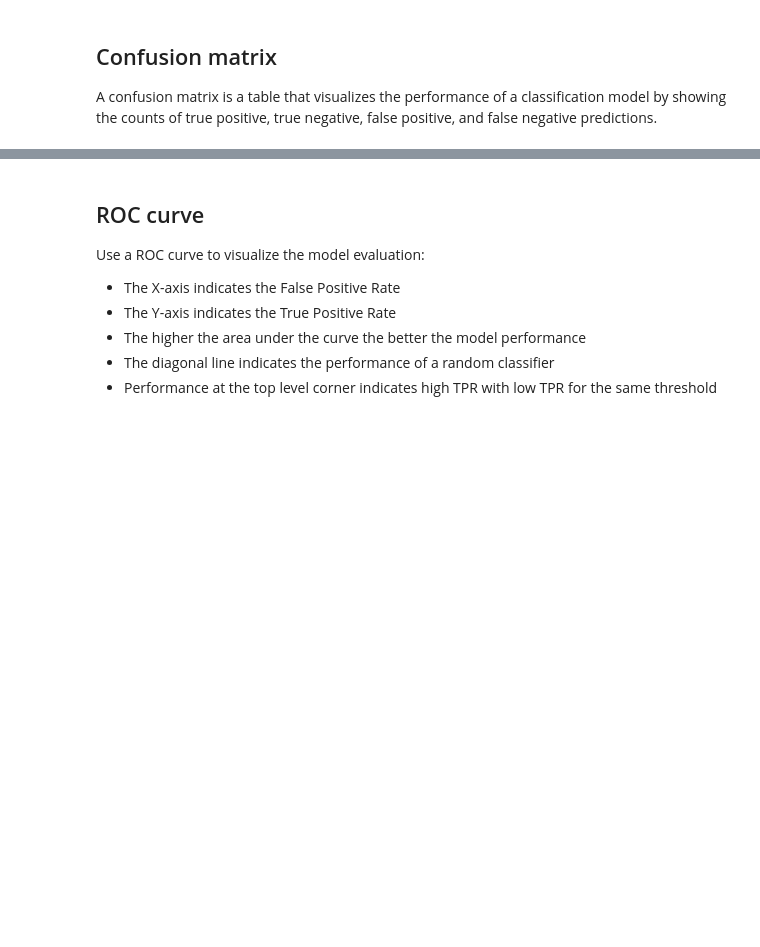
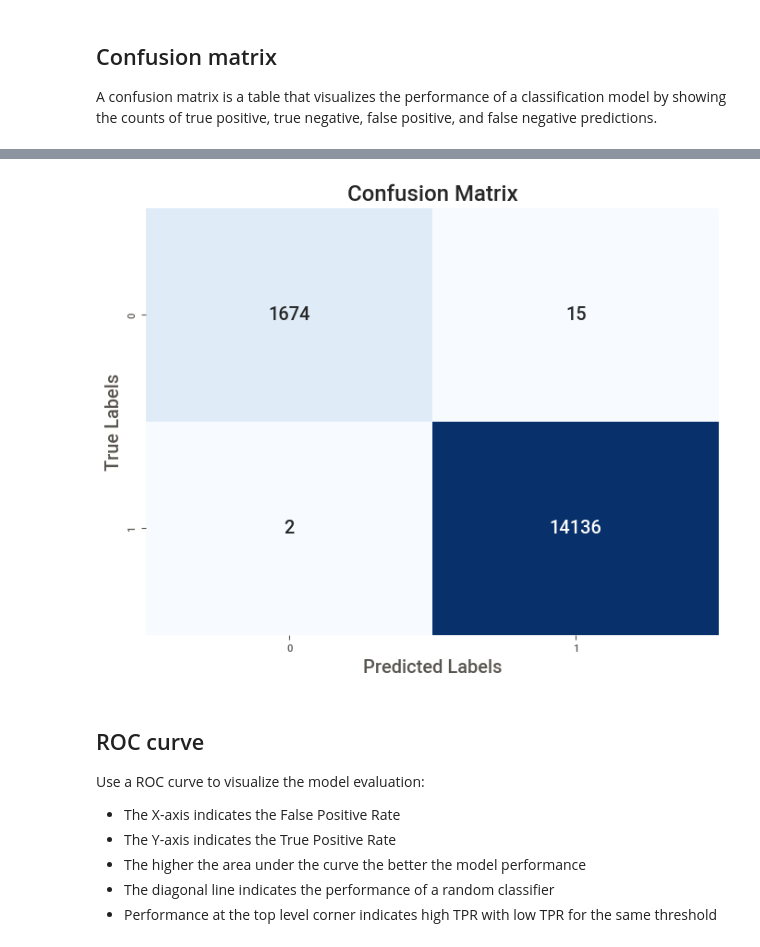
Before and after one commit to mundruid/bsides-augusta-2023, a Jupyter notebook: bsides_aug.ipynb, the cells around one changed output, grey strips where cells are left out. Cells and saved outputs as stored; diff of their text form; code cells hidden in the pictures; blank space fills up the shorter version.

```diff
--- a/bsides_aug.ipynb
+++ b/bsides_aug.ipynb
@@ -755,5 +797,5 @@ rf_model = RandomForestClassifier(max_depth=2, random_state=0)
 # %%
 # XGBoost
-xgb_model = XGBClassifier(
+xgb = XGBClassifier(
     n_estimators=2, max_depth=2, learning_rate=1, objective="binary:logistic"
 )
@@ -868,5 +921,7 @@ plot_confusion_matrix(knn_model, X, y)
 # %%
-plot_confusion_matrix(rf_model, X, y)
+plot_confusion_matrix(xgb, X, y)
+# %% [output]
+[figure, added]
 # %% [markdown]
 ## ROC curve
 
```
Also changed, not shown: parts of 75 cells of this notebook, 1 other file.
